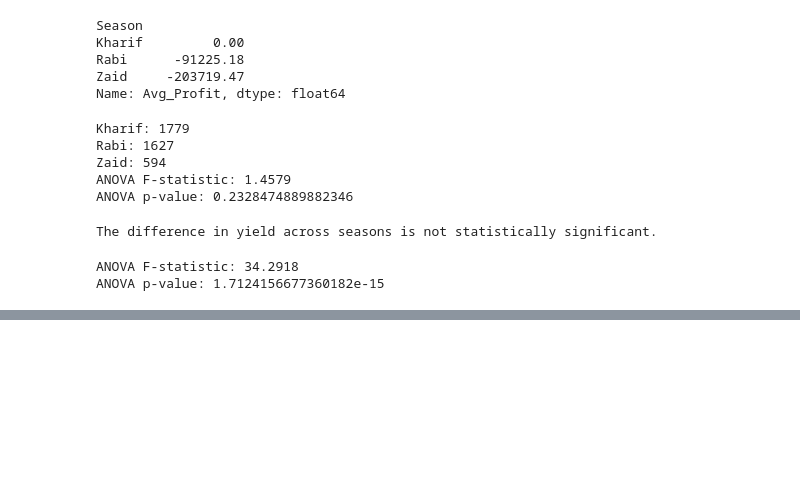
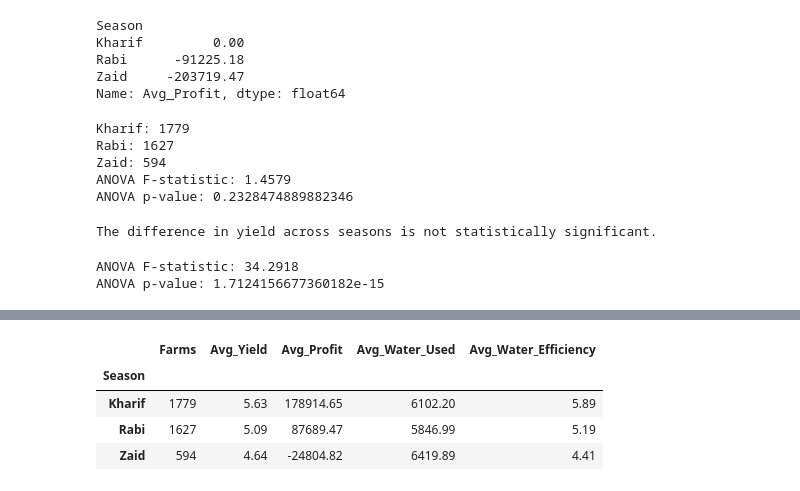
Before and after one commit to nachiket-mr360/Seasonal_Agriculture_performance_by_VOIS, a Jupyter notebook: seasonalAgriculturePerformance.ipynb, the cells around one changed output, grey strips where cells are left out. Saved outputs shown, nothing was run; the diff lists cells and outputs as text; code cells hidden in the pictures; blank space fills up the shorter version.

```diff
--- a/seasonalAgriculturePerformance.ipynb
+++ b/seasonalAgriculturePerformance.ipynb
@@ -1305,0 +1403,18 @@ ANOVA p-value: 1.7124156677360182e-15
+# %%
+# Step 15.1: Final seasonal performance summary
+
+final_season_summary = df.groupby('Season').agg(
+    Farms=('Farm_ID', 'count'),
+    Avg_Yield=('Yield_Tonnes_Ha', 'mean'),
+    Avg_Profit=('Profit_INR', 'mean'),
+    Avg_Water_Used=('Water_Used_m3', 'mean'),
+    Avg_Water_Efficiency=('Water_Efficiency_t_per_1000m3', 'mean')
+).round(2)
+
+display(final_season_summary)
+# %% [output]
+|  | Farms | Avg_Yield | Avg_Profit | Avg_Water_Used | Avg_Water_Efficiency |
+| Season |  |  |  |  |  |
+| Kharif | 1779 | 5.63 | 178914.65 | 6102.20 | 5.89 |
+| Rabi | 1627 | 5.09 | 87689.47 | 5846.99 | 5.19 |
+| Zaid | 594 | 4.64 | -24804.82 | 6419.89 | 4.41 |
```
Also changed, not shown: parts of 41 cells of this notebook.
